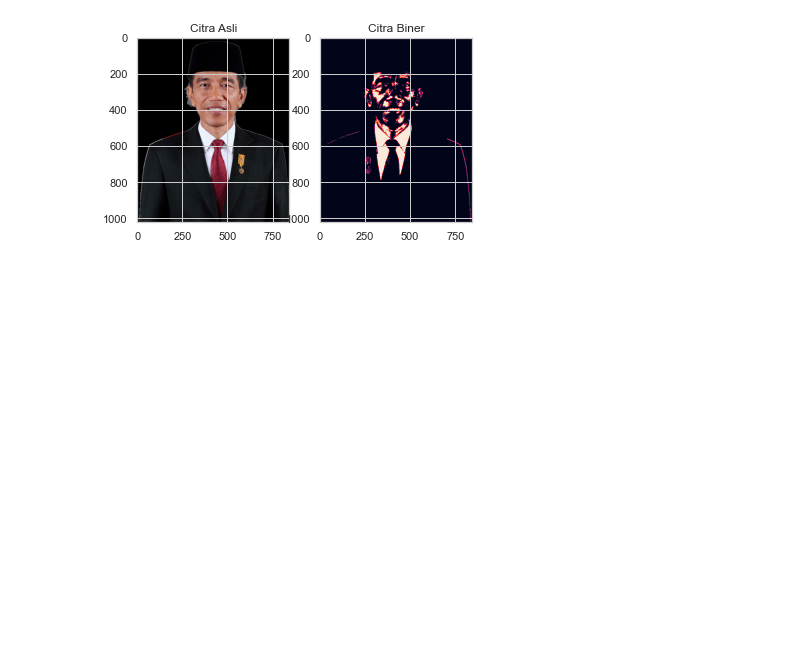
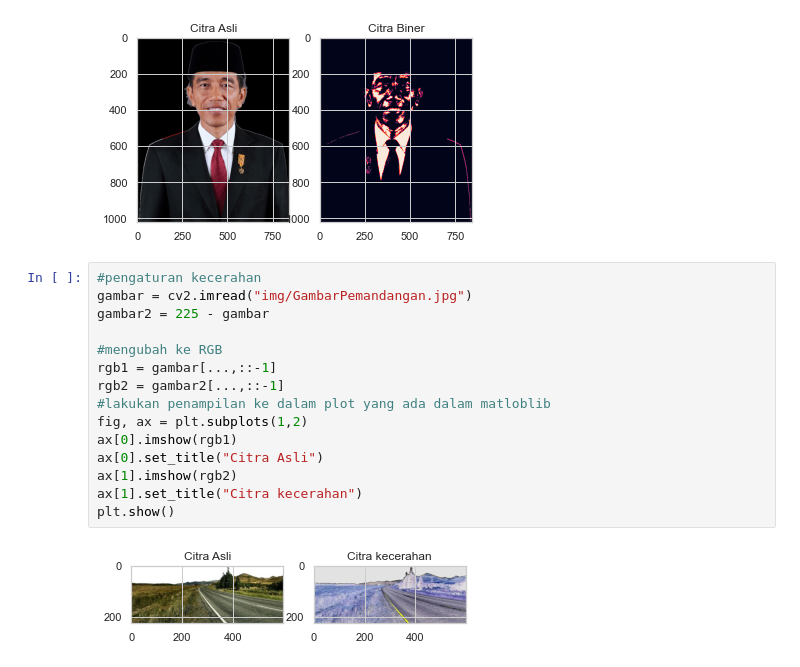
Before and after one commit to dzakyfaishalariq/DataSains, a Jupyter notebook: openCV/openCVdasar.ipynb, the cells around one changed output. Cells and saved outputs as stored; diff of their text form; blank space fills up the shorter version.

```diff
--- a/openCV/openCVdasar.ipynb
+++ b/openCV/openCVdasar.ipynb
@@ -176,3 +176,20 @@ plt.show()
 # %% [output]
 (1024, 844, 3)
 [figure]
+# %%
+#pengaturan kecerahan
+gambar = cv2.imread("img/GambarPemandangan.jpg")
+gambar2 = 225 - gambar
+
+#mengubah ke RGB
+rgb1 = gambar[...,::-1]
+rgb2 = gambar2[...,::-1]
+#lakukan penampilan ke dalam plot yang ada dalam matloblib
+fig, ax = plt.subplots(1,2)
+ax[0].imshow(rgb1)
+ax[0].set_title("Citra Asli")
+ax[1].imshow(rgb2)
+ax[1].set_title("Citra kecerahan")
+plt.show()
+# %% [output]
+[figure, added]
```
Also changed, not shown: parts of 2 cells of this notebook.
